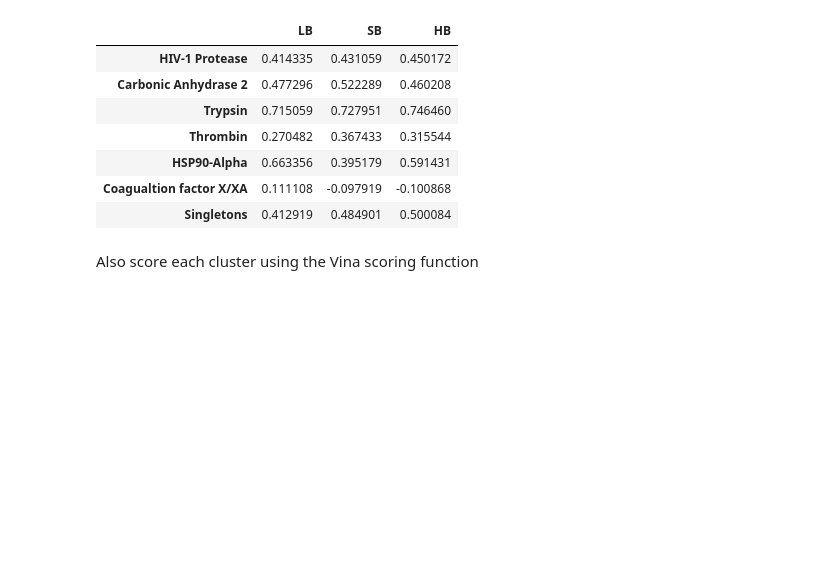
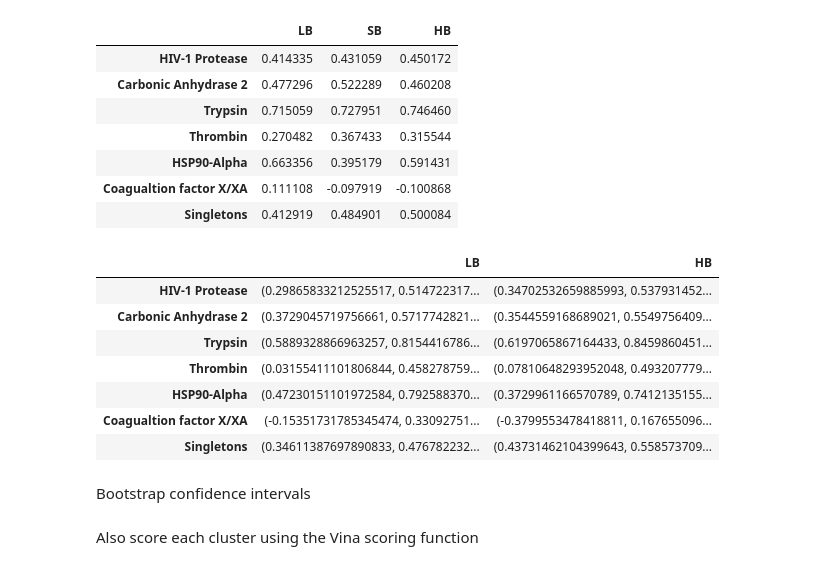
Before and after one commit to FBoyles/learning-from-docked-poses, a Jupyter notebook: notebooks/pdbbind_validation.ipynb, the cells around one changed output. Saved outputs shown, nothing was run; the diff lists cells and outputs as text; code cells hidden in the pictures; blank space fills up the shorter version.

```diff
--- a/notebooks/pdbbind_validation.ipynb
+++ b/notebooks/pdbbind_validation.ipynb
@@ -355,0 +446,8 @@ max_score_pearsonr_ci
+# %%
+max_score_pearsonr_mwu = {}
+for f in max_score:
+    max_score_pearsonr_mwu[f] = {}
+    for c in max_score[f]:
+        y_pred_crystal = pd.Series(results_crystal[f][c]).loc[pdbbind_test_set_pk.index].values.ravel()
+        y_pred_docked = max_score[f][c].loc[pdbbind_test_set_pk.index].values.ravel()
+        max_score_pearsonr_mwu[f][c] = bootstrap_pearsonr_mwu(y_pred_crystal, y_pred_docked)
@@ -526,3 +761,34 @@ with open('../results/pdbbind_test_set_redundant_docks_results_ligand_similarity
+# %%
+redundant_docks_pearsonr_ci = {}
+redundant_docks_pearsonr_pval = {}
+redundant_docks_pearsonr_ci_ts = {}
+redundant_docks_pearsonr_pval_ts = {}
+y_true = pdbbind_test_set_pk.values.ravel()
+for f in max_score_train_all_docks:
+    redundant_docks_pearsonr_ci[f] = {}
+    redundant_docks_pearsonr_pval[f] = {}
+    for c in max_score_train_all_docks[f]:
+        y_pred = max_score_train_redundant_docks[f][c].loc[pdbbind_test_set_pk.index].values.ravel()
+        redundant_docks_pearsonr_ci[f][c] = bootstrap_pearsonr(y_true, y_pred)[1:]
+        redundant_docks_pearsonr_pval[f][c] = permutation_pearsonr(y_true, y_pred)[1]
+    redundant_docks_pearsonr_ci_ts[f] = {}
+    redundant_docks_pearsonr_pval_ts[f] = {}
+    for c in max_score_train_all_docks_ts[f]:
+        y_pred = max_score_train_all_docks_ts[f][c].loc[pdbbind_test_set_pk.index].values.ravel()
+        redundant_docks_pearsonr_ci_ts[f][c] = bootstrap_pearsonr(y_true, y_pred)[1:]
+        redundant_docks_pearsonr_pval_ts[f][c] = permutation_pearsonr(y_true, y_pred)[1]
+# %%
+with open('../results/pdbbind_test_set_redundant_docks_protein_similarity_confidence_intervals.json', 'w') as f:
+    json.dump(redundant_docks_pearsonr_ci, f, cls=NumpyEncoder)
+
+with open('../results/pdbbind_test_set_redundant_docks_protein_similarity_pvalues.json', 'w') as f:
+    json.dump(redundant_docks_pearsonr_pval, f, cls=NumpyEncoder)
+
+with open('../results/pdbbind_test_set_redundant_docks_ligand_similarity_confidence_intervals.json', 'w') as f:
+    json.dump(redundant_docks_pearsonr_ci_ts, f, cls=NumpyEncoder)
+
+with open('../results/pdbbind_test_set_redundant_docks_ligand_similarity_pvalues.json', 'w') as f:
+    json.dump(redundant_docks_pearsonr_pval_ts, f, cls=NumpyEncoder)
 # %%
 fig, (ax1, ax2) = plt.subplots(1,2,figsize=(12,6),sharey=True)
 
@@ -613,10 +879,12 @@ for cluster in merged_clusters:
 Finally, train on the PDBbind training set, holding out each cluster in turn as a validation set.
 # %%
 clustered_pearsonr = {}
+clustered_pearsonr_ci = {}
 clustered_rmse = {}
 
 for f in feature_sets:
     clustered_pearsonr[f] = {}
+    clustered_pearsonr_ci[f] = {}
     clustered_rmse[f] = {}
     for c in test_clusters:
 
@@ -644,8 +912,10 @@ for f in feature_sets:
         max_pred = []
         for pdb in test_clusters[c]:
             max_pred.append(np.max(pred.loc[docked_pose_labels[pdb]]))
+        max_pred = np.array(max_pred)
         clustered_pearsonr[f][c] = stats.pearsonr(y_test, max_pred)[0]
         clustered_rmse[f][c] = np.sqrt(mean_squared_error(y_test, max_pred))
+        clustered_pearsonr_ci[f][c] = bootstrap_pearsonr(y_test, max_pred)[1:]
 
 clustered_pearsonr = pd.DataFrame(clustered_pearsonr)
 clustered_pearsonr.to_csv('../results/pdbbind_training_set_clustered_pearsonr.csv')
@@ -659,6 +929,19 @@ clustered_pearsonr
 | HSP90-Alpha | 0.663356 | 0.395179 | 0.591431 |
 | Coagualtion factor X/XA | 0.111108 | -0.097919 | -0.100868 |
 | Singletons | 0.412919 | 0.484901 | 0.500084 |
+# %%
+pd.DataFrame(clustered_pearsonr_ci)[['LB', 'HB']]
+# %% [output]
+|  | LB | HB |
+| HIV-1 Protease | (0.29865833212525517, 0.514722317... | (0.34702532659885993, 0.537931452... |
+| Carbonic Anhydrase 2 | (0.3729045719756661, 0.5717742821... | (0.3544559168689021, 0.5549756409... |
+| Trypsin | (0.5889328866963257, 0.8154416786... | (0.6197065867164433, 0.8459860451... |
+| Thrombin | (0.03155411101806844, 0.458278759... | (0.07810648293952048, 0.493207779... |
+| HSP90-Alpha | (0.47230151101972584, 0.792588370... | (0.3729961166570789, 0.7412135155... |
+| Coagualtion factor X/XA | (-0.15351731785345474, 0.33092751... | (-0.3799553478418811, 0.167655096... |
+| Singletons | (0.34611387697890833, 0.476782232... | (0.43731462104399643, 0.558573709... |
+# %% [markdown]
+Bootstrap confidence intervals
 # %% [markdown]
 Also score each cluster using the Vina scoring function
 # %%
```
Also changed, not shown: parts of 25 cells of this notebook, 55 other files.
